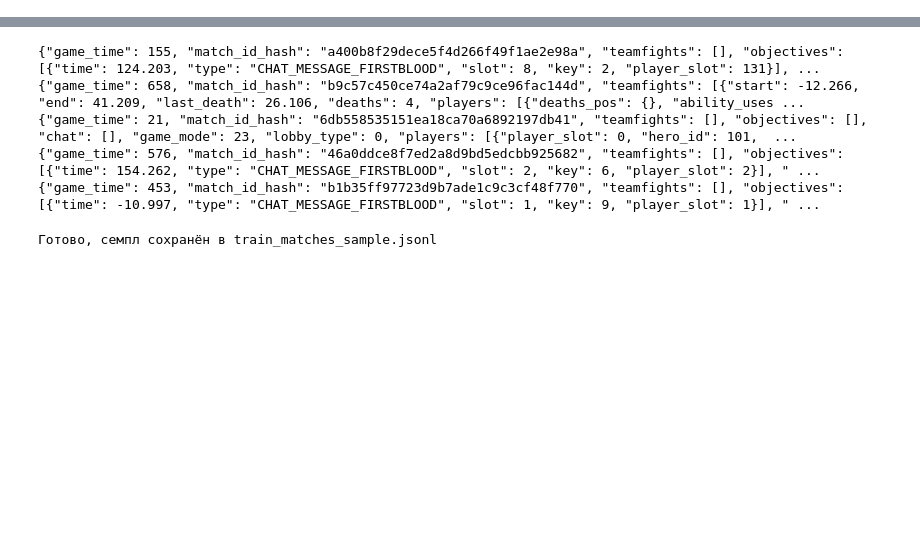
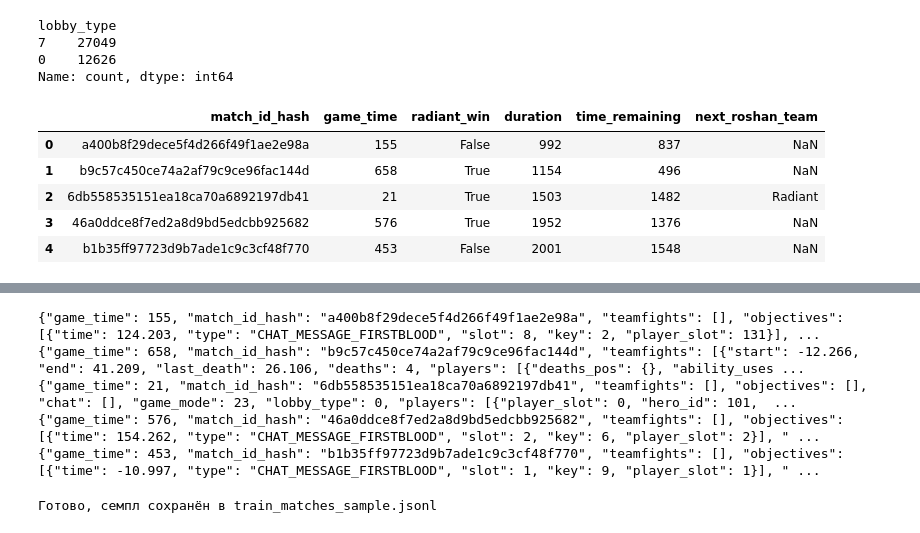
Before and after one commit to matevosovp/Dota-2-winner-prediction, a Jupyter notebook: Dota2winnerPrediction.ipynb, the cells around one changed output, grey strips where cells are left out. Cells and saved outputs as stored; diff of their text form; code cells hidden in the pictures; blank space fills up the shorter version.

```diff
--- a/Dota2winnerPrediction.ipynb
+++ b/Dota2winnerPrediction.ipynb
@@ -23,0 +28,17 @@ pd.read_csv("train_features.csv")
+# %%
+raw_features['lobby_type'].value_counts()
+# %% [output]
+lobby_type
+7    27049
+0    12626
+Name: count, dtype: int64
+# %%
+raw_targets = pd.read_csv("train_targets.csv")
+raw_targets.head()
+# %% [output]
+|  | match_id_hash | game_time | radiant_win | duration | time_remaining | next_roshan_team |
+| 0 | a400b8f29dece5f4d266f49f1ae2e98a | 155 | False | 992 | 837 | NaN |
+| 1 | b9c57c450ce74a2af79c9ce96fac144d | 658 | True | 1154 | 496 | NaN |
+| 2 | 6db558535151ea18ca70a6892197db41 | 21 | True | 1503 | 1482 | Radiant |
+| 3 | 46a0ddce8f7ed2a8d9bd5edcbb925682 | 576 | True | 1952 | 1376 | NaN |
+| 4 | b1b35ff97723d9b7ade1c9c3cf48f770 | 453 | False | 2001 | 1548 | NaN |
```
Also changed, not shown: parts of 24 cells of this notebook.
